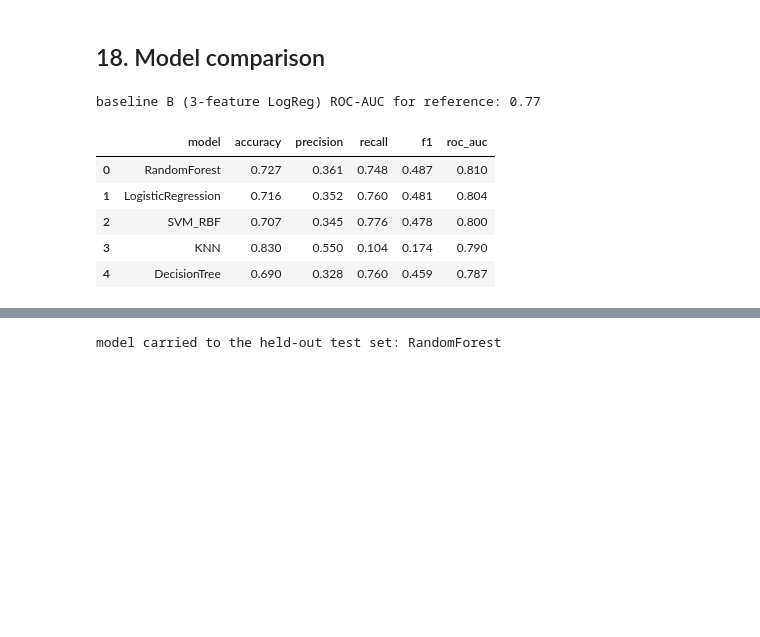
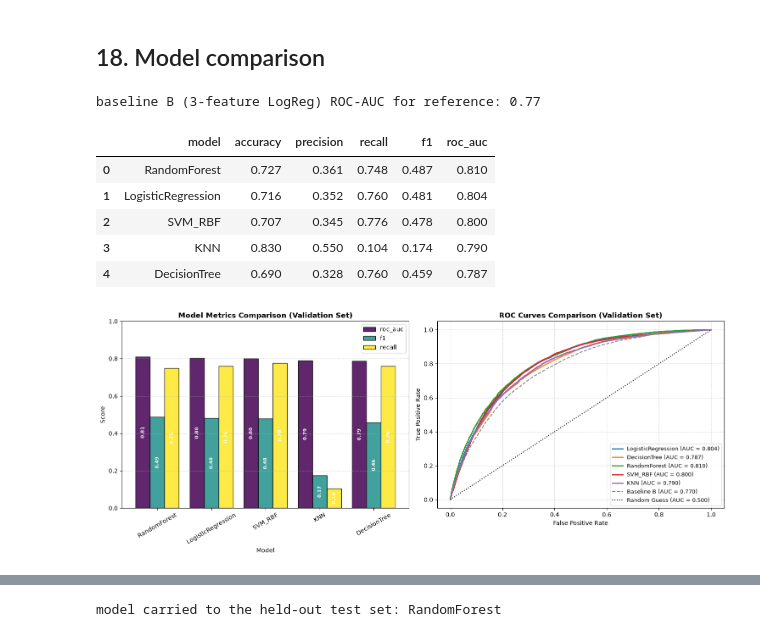
Before and after one commit to Nitditto/Intelligent_system, a Jupyter notebook: assignment_02/diabetes/notebook/diabetes.ipynb, the cells around one changed output, grey strips where cells are left out. Drawn from its saved outputs; the diff is of its cells as text; code cells hidden in the pictures; blank space fills up the shorter version.

```diff
--- a/assignment_02/diabetes/notebook/diabetes.ipynb
+++ b/assignment_02/diabetes/notebook/diabetes.ipynb
@@ -953,20 +953,64 @@ The hyperparameters are as follows.
 # %% [markdown]
 ## 18. Model comparison
 # %%
+from sklearn.metrics import roc_curve
+
 rows = []
 for name, pipe in fitted.items():
     s = score(pipe, X_val, y_val)
     rows.append([name, s["accuracy"], s["precision"], s["recall"], s["f1"], s["roc_auc"]])
 cmp = (pd.DataFrame(rows, columns=["model", "accuracy", "precision", "recall", "f1", "roc_auc"])
          .round(3).sort_values("roc_auc", ascending=False).reset_index(drop=True))
 print("baseline B (3-feature LogReg) ROC-AUC for reference:",
       round(score(base_cheap, X_val[CHEAP], y_val)["roc_auc"], 3))
-cmp
+display(cmp)
+
+# --- Visualization of Model Comparison ---
+fig, axes = plt.subplots(1, 2, figsize=(15, 6))
+
+# Subplot 1: Bar chart of metrics (ROC-AUC, F1, Recall)
+df_plot = cmp.set_index("model")[["roc_auc", "f1", "recall"]]
+df_plot.plot(kind="bar", ax=axes[0], colormap="viridis", width=0.8, edgecolor="black", alpha=0.85)
+axes[0].set_title("Model Metrics Comparison (Validation Set)", fontsize=12, fontweight="bold")
+axes[0].set_ylabel("Score", fontsize=10)
+axes[0].set_xlabel("Model", fontsize=10)
+axes[0].set_ylim(0, 1.0)
+axes[0].grid(axis="y", linestyle="--", alpha=0.5)
+axes[0].tick_params(axis="x", rotation=30)
+for p in axes[0].patches:
+    h = p.get_height()
+    if h > 0.05:
+        axes[0].annotate(f"{h:.2f}", (p.get_x() + p.get_width() / 2., h / 2),
+                         ha="center", va="center", fontsize=8, color="white", fontweight="bold", rotation=90)
+
+# Subplot 2: ROC Curves
+for name, pipe in fitted.items():
+    pb = pipe.predict_proba(X_val)[:, 1]
+    fpr, tpr, _ = roc_curve(y_val, pb)
+    auc_val = score(pipe, X_val, y_val)["roc_auc"]
+    axes[1].plot(fpr, tpr, label=f"{name} (AUC = {auc_val:.3f})", linewidth=2)
+
+# Add Baseline B ROC Curve
+pb_cheap = base_cheap.predict_proba(X_val[CHEAP])[:, 1]
+fpr_c, tpr_c, _ = roc_curve(y_val, pb_cheap)
+auc_cheap = score(base_cheap, X_val[CHEAP], y_val)["roc_auc"]
+axes[1].plot(fpr_c, tpr_c, "--", label=f"Baseline B (AUC = {auc_cheap:.3f})", color="gray", linewidth=1.5)
+
+axes[1].plot([0, 1], [0, 1], "k:", label="Random Guess (AUC = 0.500)")
+axes[1].set_title("ROC Curves Comparison (Validation Set)", fontsize=12, fontweight="bold")
+axes[1].set_xlabel("False Positive Rate", fontsize=10)
+axes[1].set_ylabel("True Positive Rate", fontsize=10)
+axes[1].legend(loc="lower right", fontsize=9)
+axes[1].grid(True, linestyle="--", alpha=0.5)
+
+plt.tight_layout()
+plt.show()
 # %% [output]
 baseline B (3-feature LogReg) ROC-AUC for reference: 0.77
 |  | model | accuracy | precision | recall | f1 | roc_auc |
 | 0 | RandomForest | 0.727 | 0.361 | 0.748 | 0.487 | 0.810 |
 | 1 | LogisticRegression | 0.716 | 0.352 | 0.760 | 0.481 | 0.804 |
 | 2 | SVM_RBF | 0.707 | 0.345 | 0.776 | 0.478 | 0.800 |
 | 3 | KNN | 0.830 | 0.550 | 0.104 | 0.174 | 0.790 |
 | 4 | DecisionTree | 0.690 | 0.328 | 0.760 | 0.459 | 0.787 |
+[figure, added]
```
Also changed, not shown: parts of 3 cells of this notebook, 12 other files.
